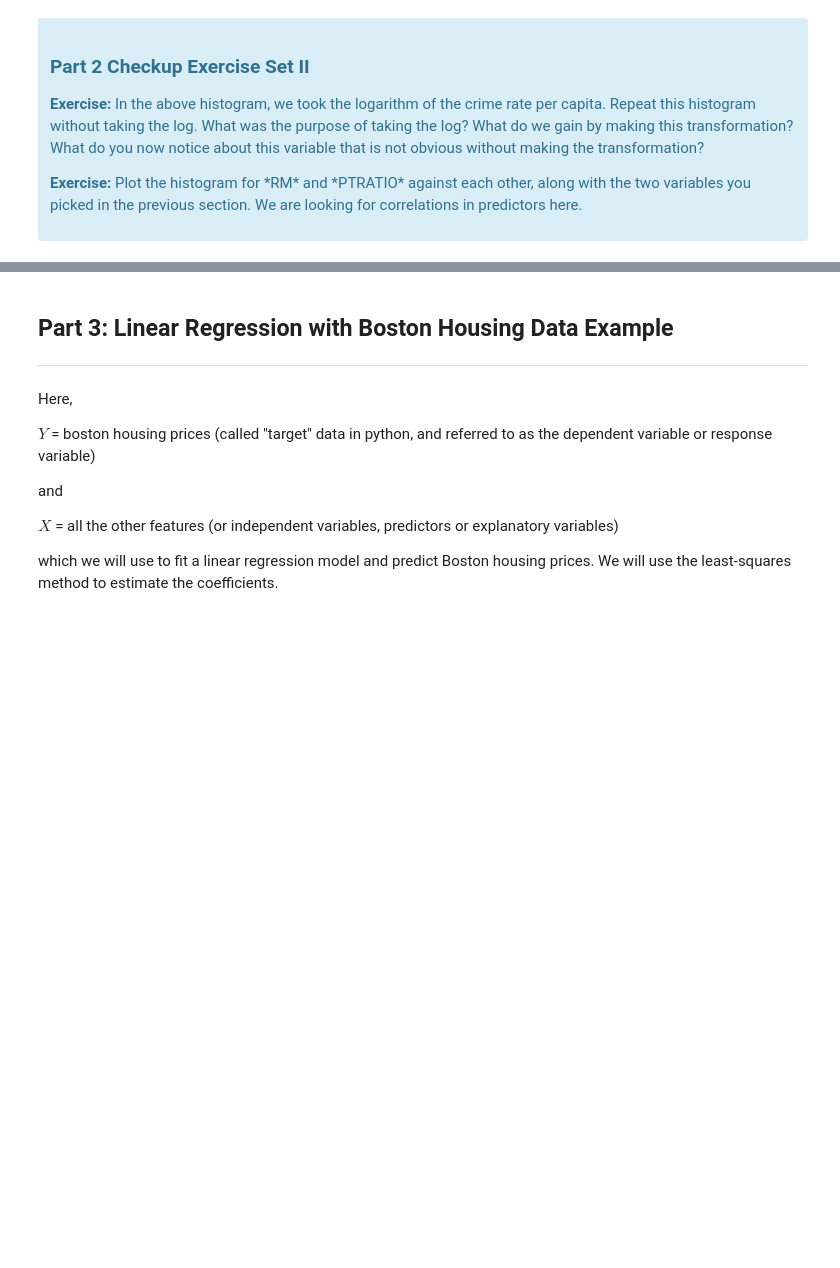
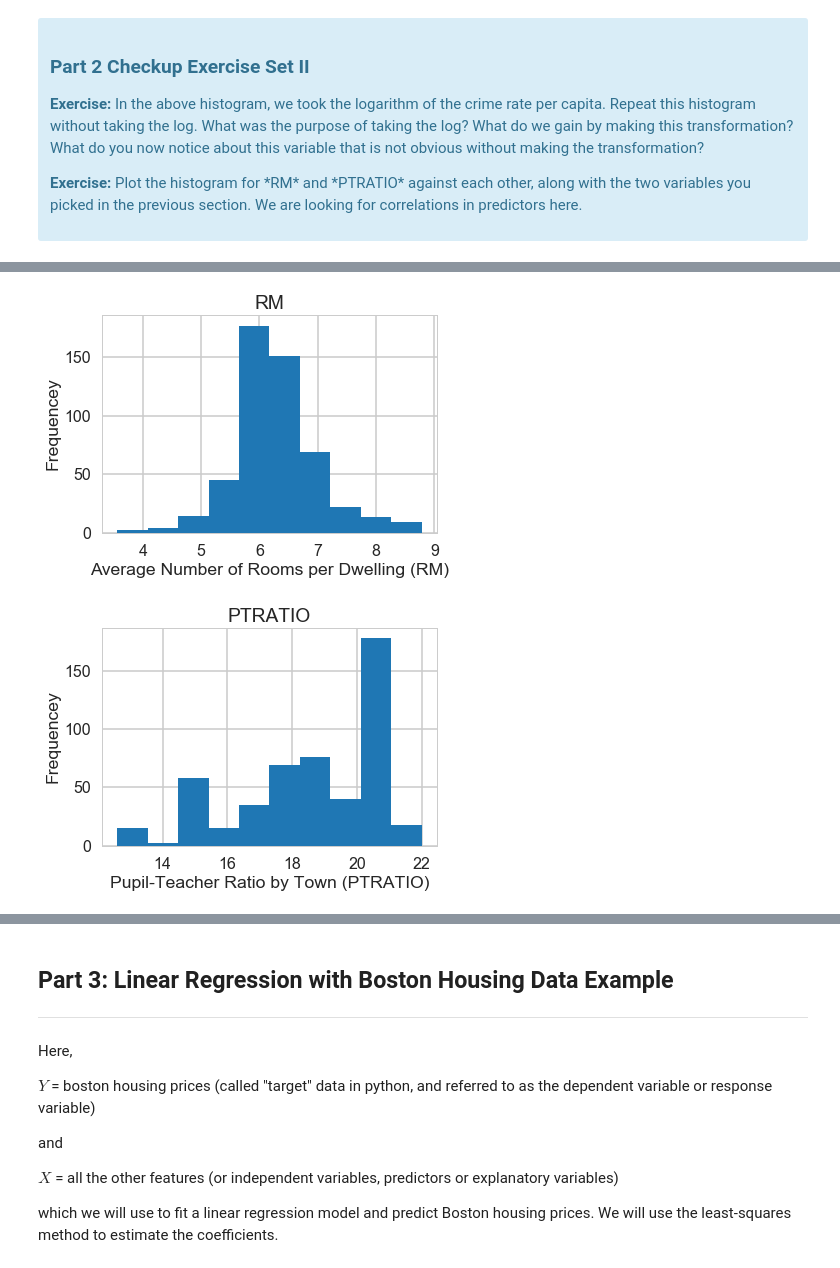
Before and after one commit to isabelvanzijl/Springboard_Other, a Jupyter notebook: Linear_Regression/Mini_Project_Linear_Regression.ipynb, the cells around one changed output, grey strips where cells are left out. Saved outputs shown, nothing was run; the diff lists cells and outputs as text; code cells hidden in the pictures; blank space fills up the shorter version.

```diff
--- a/Linear_Regression/Mini_Project_Linear_Regression.ipynb
+++ b/Linear_Regression/Mini_Project_Linear_Regression.ipynb
@@ -371,0 +393,17 @@ plt.show()
+# %%
+# RM histogram
+plt.hist(bos.RM)
+plt.title("RM")
+plt.xlabel("Average Number of Rooms per Dwelling (RM)")
+plt.ylabel("Frequencey")
+plt.show()
+
+# PTRATIO histogram
+plt.hist(bos.PTRATIO)
+plt.title("PTRATIO")
+plt.xlabel("Pupil-Teacher Ratio by Town (PTRATIO)")
+plt.ylabel("Frequencey")
+plt.show()
+# %% [output]
+[figure, added]
+[figure, added]
```
Also changed, not shown: parts of 14 cells of this notebook.
